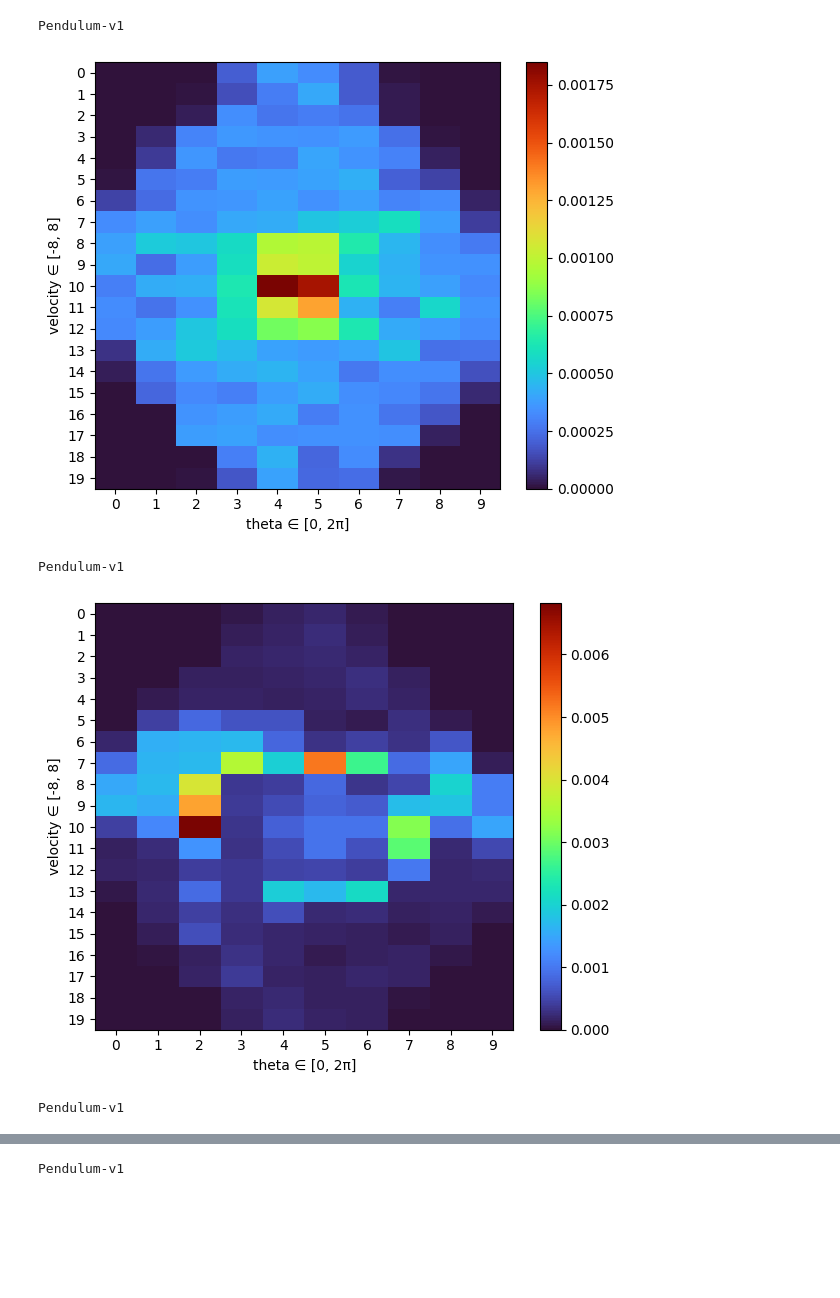
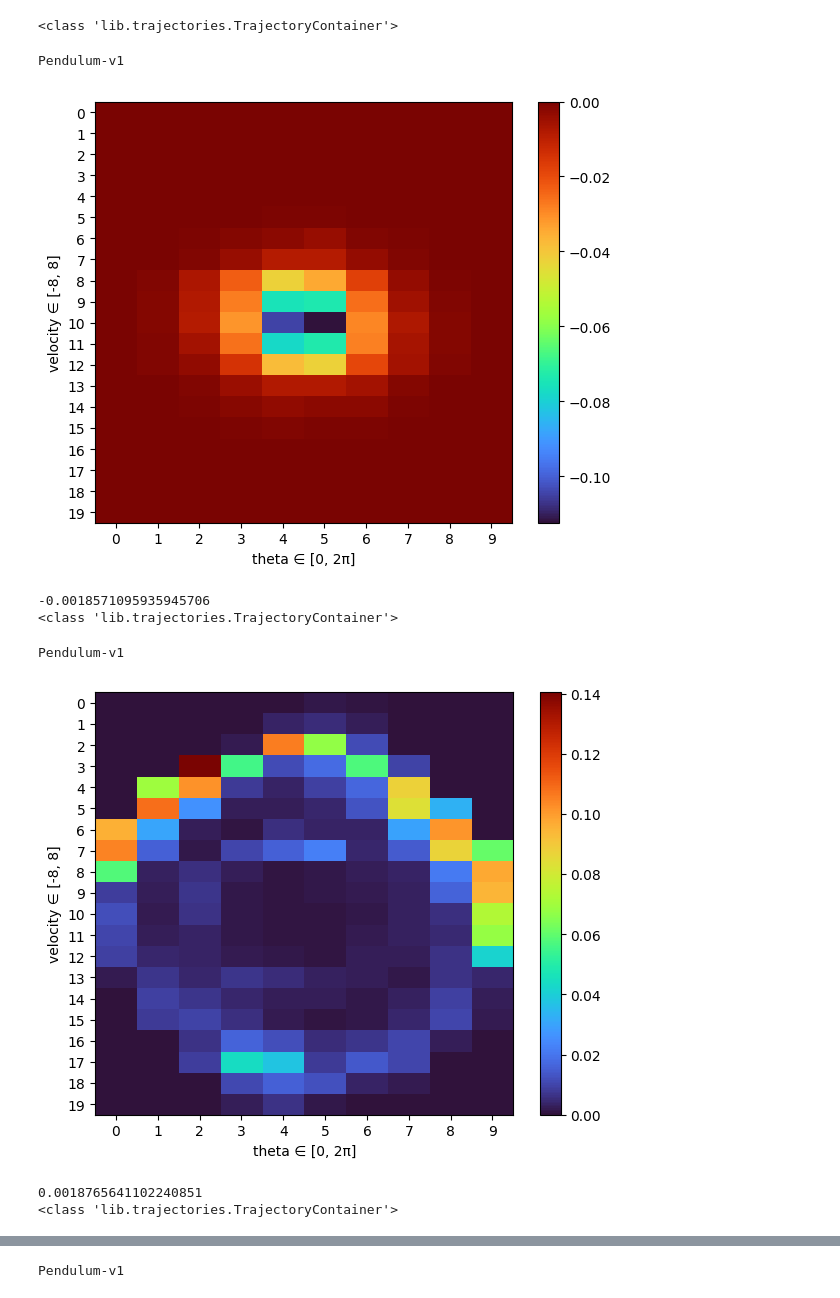
Before and after one commit to aaronma1/l1-cov, a Jupyter notebook: analysis.ipynb, the cells around one changed output, grey strips where cells are left out. Drawn from its saved outputs; the diff is of its cells as text; code cells hidden in the pictures; blank space fills up the shorter version.

```diff
--- a/analysis.ipynb
+++ b/analysis.ipynb
@@ -1,5 +1,4 @@
 # %%
-from lib.trajectories import Trajectory, p_s_from_rollouts, p_sa_from_rollouts, sr_from_rollouts, average_reward_from_rollouts, sa_sr_from_rollouts
 from lib.aggregation import get_aggregator
 from plotting import plot_heatmap
 import lib.aggregation as aggregation
@@ -16,14 +15,13 @@ def read_pickle(save_name):
     with open(save_name, "rb") as f:
         return pickle.load(f)
 
-EXP_DIR="out/pendulum1"
+EXP_DIR="out/pendulum2"
 params = read_pickle(os.path.join(EXP_DIR, "params.pkl"))
 
 
 l1_random = read_pickle(os.path.join(EXP_DIR, "random_l1_covs.pkl"))
 l1_eig = read_pickle(os.path.join(EXP_DIR, "eigenoptions_l1_covs.pkl"))
-# l1_cov = read_pickle(os.path.join(EXP_DIR, "codex_l1_covs.pkl"))
-l1_cov = l1_eig
+l1_cov = read_pickle(os.path.join(EXP_DIR, "codex_l1_covs.pkl"))
 l1_maxent = read_pickle(os.path.join(EXP_DIR, "maxent_l1_covs.pkl"))
 
 
@@ -31,5 +29,4 @@ stats_maxent = read_pickle(os.path.join(EXP_DIR, "maxent_stats.pkl"))
 stats_random = read_pickle(os.path.join(EXP_DIR, "random_stats.pkl"))
 stats_eig = read_pickle(os.path.join(EXP_DIR, "eigenoptions_stats.pkl"))
 # stats_cov = read_pickle(os.path.join(EXP_DIR, "codex_stats.pkl"))
-stats_cov = stats_eig
 base_args = params["base_args"]
@@ -119,5 +133,7 @@ plot_competing(usv_eig, usv_cov, usv_random, usv_maxent, labels=["eigenoptions",
 # %%
 from plotting import plot_sa_heatmap
+from lib.trajectories import p_sa_from_rollouts, sa_sr_from_rollouts_dense
+
 def plots_p_sa_from_run(base_args, run):
     s_agg, sa_agg = get_aggregator(base_args["env_name"], base_args["s_bins"], base_args["a_bins"])
 
@@ -131,59 +147,51 @@ def plots_p_sa_from_run(base_args, run):
         plot_sa_heatmap(base_args["env_name"], p_sa, sa_agg)
 
 
-from scipy.sparse.linalg import eigsh
 def eig_sparse(SR, k=131):
     SR = (SR + SR.T) / 2.0
-    eigenvalues, eigenvectors = eigsh(SR, sigma=None, k=k, which="LM")
+    eigenvalues, eigenvectors = np.linalg.eigh(SR)
     idx = np.argsort(-eigenvalues.real)
     eigenvalues = np.real_if_close(eigenvalues, tol=1e5)[idx]
     eigenvectors = np.real_if_close(eigenvectors, tol=1e5)[:, idx]
     return eigenvectors, eigenvalues
 
 def plots_sr_from_run(base_args, run):
     s_agg, sa_agg = get_aggregator(base_args["env_name"], base_args["s_bins"], base_args["a_bins"])
     epochs=len(run)
     for i in range(epochs):
 
         transitions = run[i]["all_rollouts"]
         print(type(transitions))
-        SR = sa_sr_from_rollouts(transitions, sa_agg)
-        SR = SR.toarray()
+        SR = sa_sr_from_rollouts_dense(transitions, sa_agg, quiet=False, num_samples=10000
+                                 )
         p_sa = p_sa_from_rollouts(transitions, sa_agg)
 
         top_eig, eigv= eig_sparse(SR, 5)
         top_eig = top_eig[:, 0]
         plot_sa_heatmap(base_args["env_name"], sa_agg.unflatten_sa_table(top_eig), sa_agg)
         print(np.dot(top_eig.flatten(), p_sa.flatten()))
 
 def plots_l1_rew_by_epoch(base_args, run):
 
     s_agg, sa_agg = get_aggregator(base_args["env_name"], base_args["s_bins"], base_args["a_bins"])
     epochs=len(run)
     for i in range(epochs):
 
         transitions = run[i]["all_rollouts"]
         p_sa = p_sa_from_rollouts(transitions, sa_agg)
         uniform_density_sa = np.ones(sa_agg.shape())
         l1_cov_reward = 1 / (base_args["l1_eps"] * uniform_density_sa + p_sa)
         plot_sa_heatmap(base_args["env_name"], l1_cov_reward, sa_agg)
 
-
-
-
-
-
-
-
-
-
-run_e1 = read_pickle(os.path.join(EXP_DIR, "eigenoptions/part2_run.pkl"))
-# plots_sr_from_run(base_args, run_e0)
-# plots_l1_rew_by_epoch(base_args, run_e1)
-plots_p_sa_from_run(base_args, run_e1)
+run_e1 = read_pickle(os.path.join(EXP_DIR, "eigenoptions/part1_run.pkl"))
+plots_sr_from_run(base_args, run_e1)
 # %% [output]
-Pendulum-v1
+<class 'lib.trajectories.TrajectoryContainer'>
+Pendulum-v1
-[figure, old version]
+[figure, new version]
-Pendulum-v1
+-0.0018571095935945706
+<class 'lib.trajectories.TrajectoryContainer'>
+Pendulum-v1
-[figure, old version]
+[figure, new version]
-Pendulum-v1
+0.0018765641102240851
+<class 'lib.trajectories.TrajectoryContainer'>
```
Also changed, not shown: parts of 4 cells of this notebook, 6 other files.
